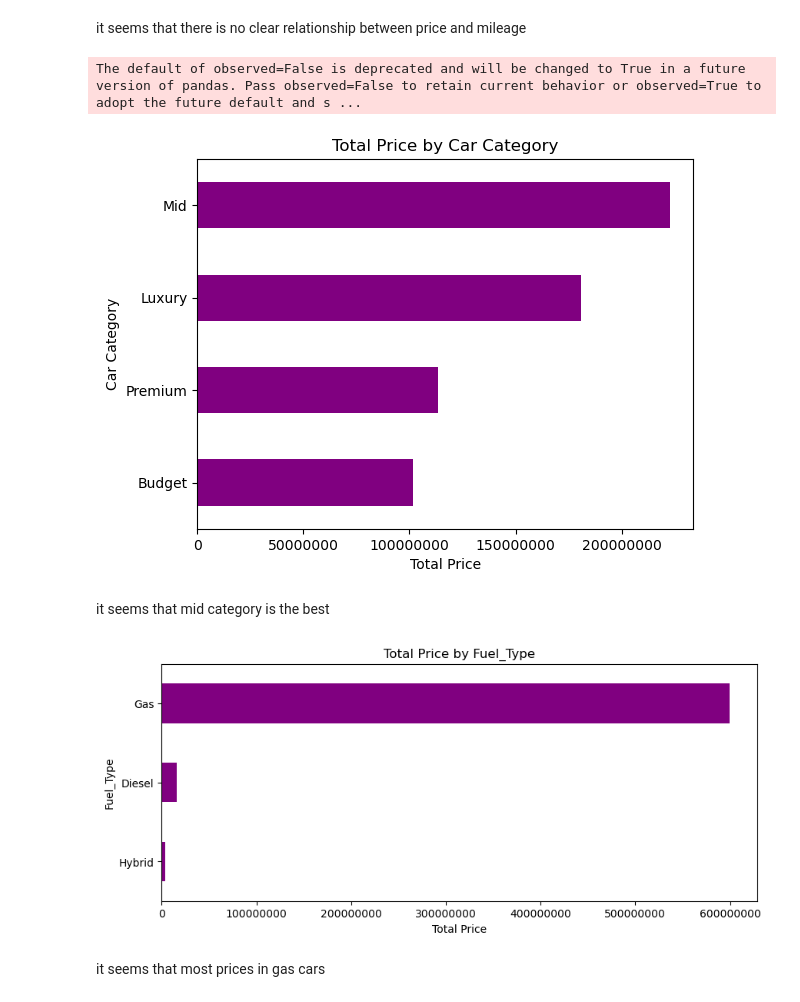
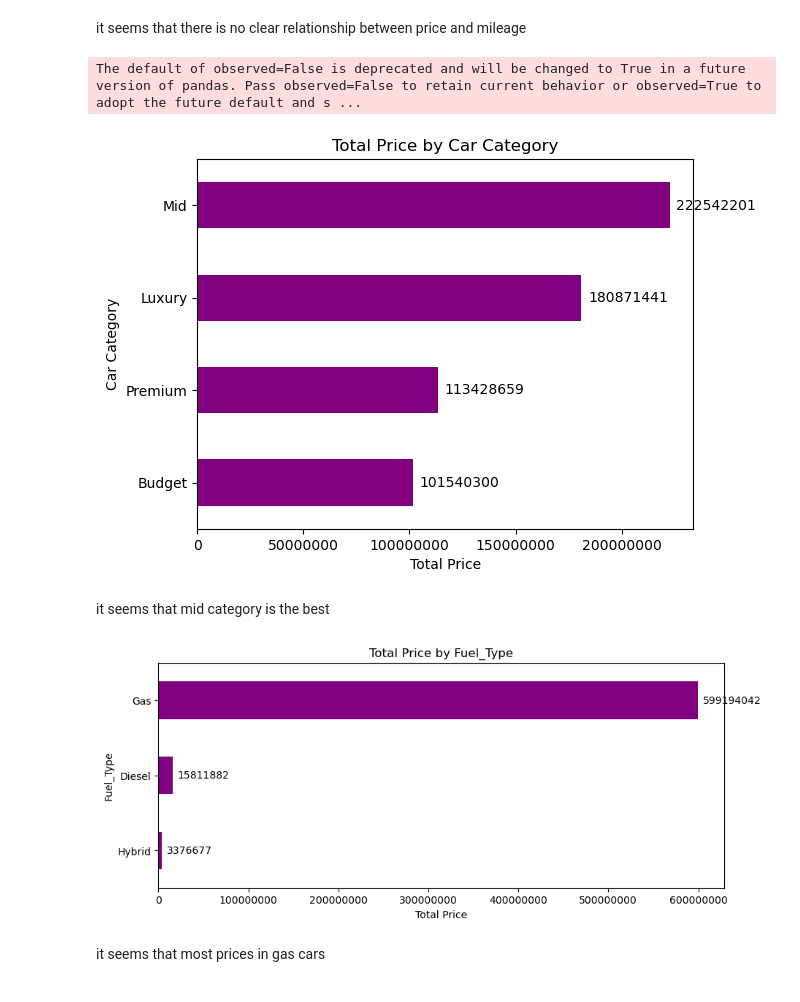
Before and after one commit to MoustafaMohamedMahmoud/Cars, a Jupyter notebook: pythonNote.ipynb, the cells around one changed output. Cells and saved outputs as stored; diff of their text form; code cells hidden in the pictures.

```diff
--- a/pythonNote.ipynb
+++ b/pythonNote.ipynb
@@ -423,27 +468,38 @@ plt.show()
 # %% [markdown]
 it seems that there is no clear relationship between price and mileage
 # %%
-df.groupby('Category')['Price'].sum().nlargest(10).sort_values(ascending=True).plot(kind='barh', color='purple')
+df.groupby('Category')['Price'].sum().sort_values(ascending=True).plot(kind='barh', color='purple')
+
+#ax = df.groupby('Category')['Price'].sum().nlargest(10).sort_values(ascending=True).plot(kind='barh', color='purple')
+ax = plt.gca()
+ax.bar_label(ax.containers[0], fmt='%d', padding=5)
+
+
 plt.title('Total Price by Car Category')
 plt.xlabel('Total Price')
 plt.ylabel('Car Category')
 plt.ticklabel_format(style='plain', axis='x', useOffset=False)
 plt.show()
 # %% [output]
 The default of observed=False is deprecated and will be changed to True in a future version of pandas. Pass observed=False to retain current behavior or observed=True to adopt the future default and s ...
-[figure, old version]
+[figure, new version]
 # %% [markdown]
 it seems that mid category is the best
 # %%
 plt.figure(figsize=(10, 4))
+
 df.groupby('Fuel_Type')['Price'].sum().nlargest(10).sort_values(ascending=True).plot(kind='barh', color='purple')
+
+ax = plt.gca()
+ax.bar_label(ax.containers[0], fmt='%d', padding=5)
+
 plt.title('Total Price by Fuel_Type')
 plt.xlabel('Total Price')
 plt.ylabel('Fuel_Type')
 plt.ticklabel_format(style='plain', axis='x', useOffset=False)
 plt.show()
 # %% [output]
-[figure, old version]
+[figure, new version]
 # %% [markdown]
 it seems that most prices in gas cars
 # %%
```
Also changed, not shown: parts of 14 cells of this notebook.
